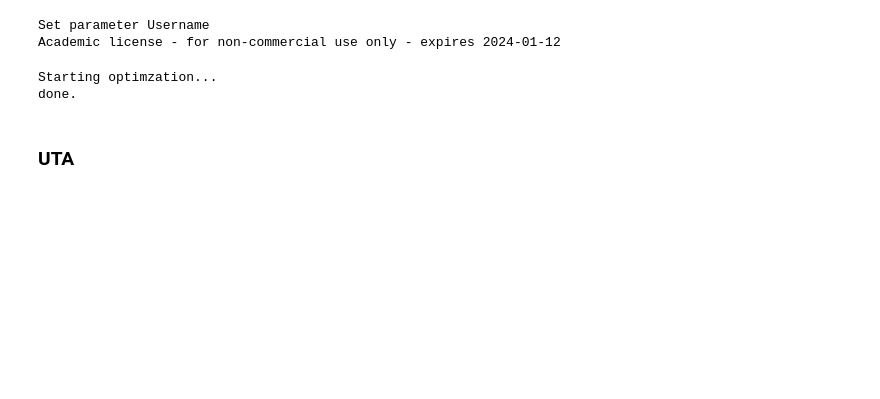
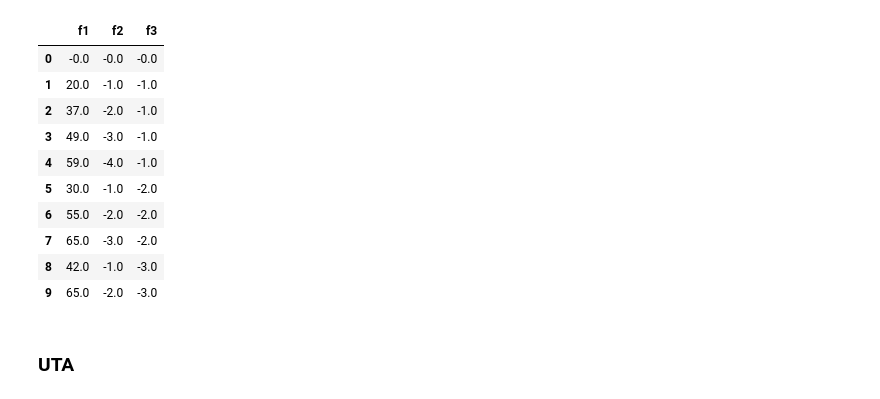
Before and after one commit to felfipe/Systemes-de-Decision, a Jupyter notebook: preference_models.ipynb, the cells around one changed output. Drawn from its saved outputs; the diff is of its cells as text; code cells hidden in the pictures; blank space fills up the shorter version.

```diff
--- a/preference_models.ipynb
+++ b/preference_models.ipynb
@@ -12,10 +12,0 @@ from preference_models_utils import create_planning, create_tables, dominate, Mo
-# %%
-m, data = utils.create_model('instances/toy_instance.json')
-# %% [output]
-Set parameter Username
-Academic license - for non-commercial use only - expires 2024-01-12
-# %%
-filtered_solutions, scenario = get_non_dominated(m, data)
-# %% [output]
-Starting optimzation...
-done.
@@ -25,4 +23,18 @@ df_solutions['scenario'] = scenario
 df_solutions.rename(columns={0: 'f1', 1: 'f2', 2:'f3'}, inplace=True)
+# %%
+df_solutions
+# %% [output]
+|  | f1 | f2 | f3 |
+| 0 | -0.0 | -0.0 | -0.0 |
+| 1 | 20.0 | -1.0 | -1.0 |
+| 2 | 37.0 | -2.0 | -1.0 |
+| 3 | 49.0 | -3.0 | -1.0 |
+| 4 | 59.0 | -4.0 | -1.0 |
+| 5 | 30.0 | -1.0 | -2.0 |
+| 6 | 55.0 | -2.0 | -2.0 |
+| 7 | 65.0 | -3.0 | -2.0 |
+| 8 | 42.0 | -1.0 | -3.0 |
+| 9 | 65.0 | -2.0 | -3.0 |
 # %% [markdown]
 ### UTA
 # %%
```
Also changed, not shown: parts of 10 cells of this notebook, 4 other files.
